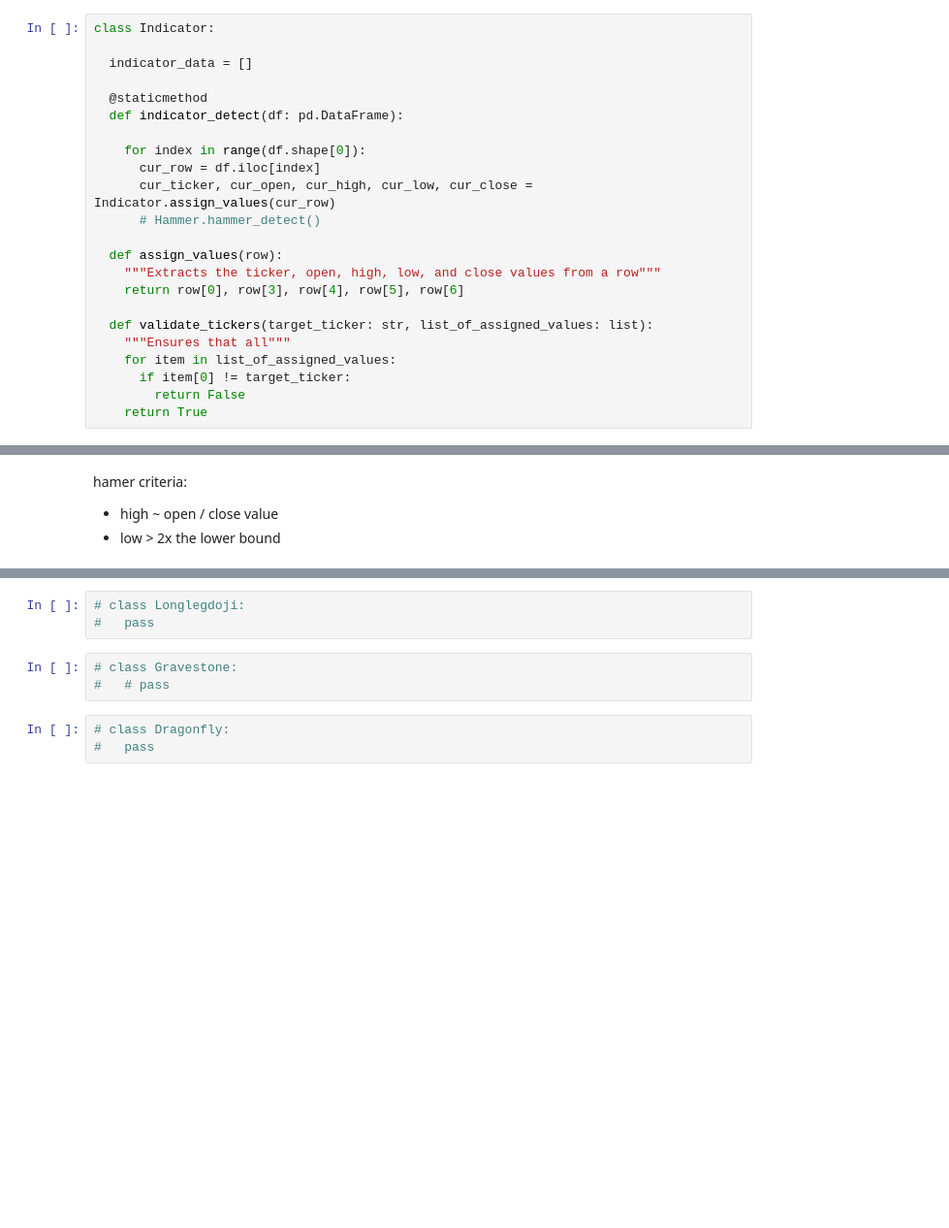
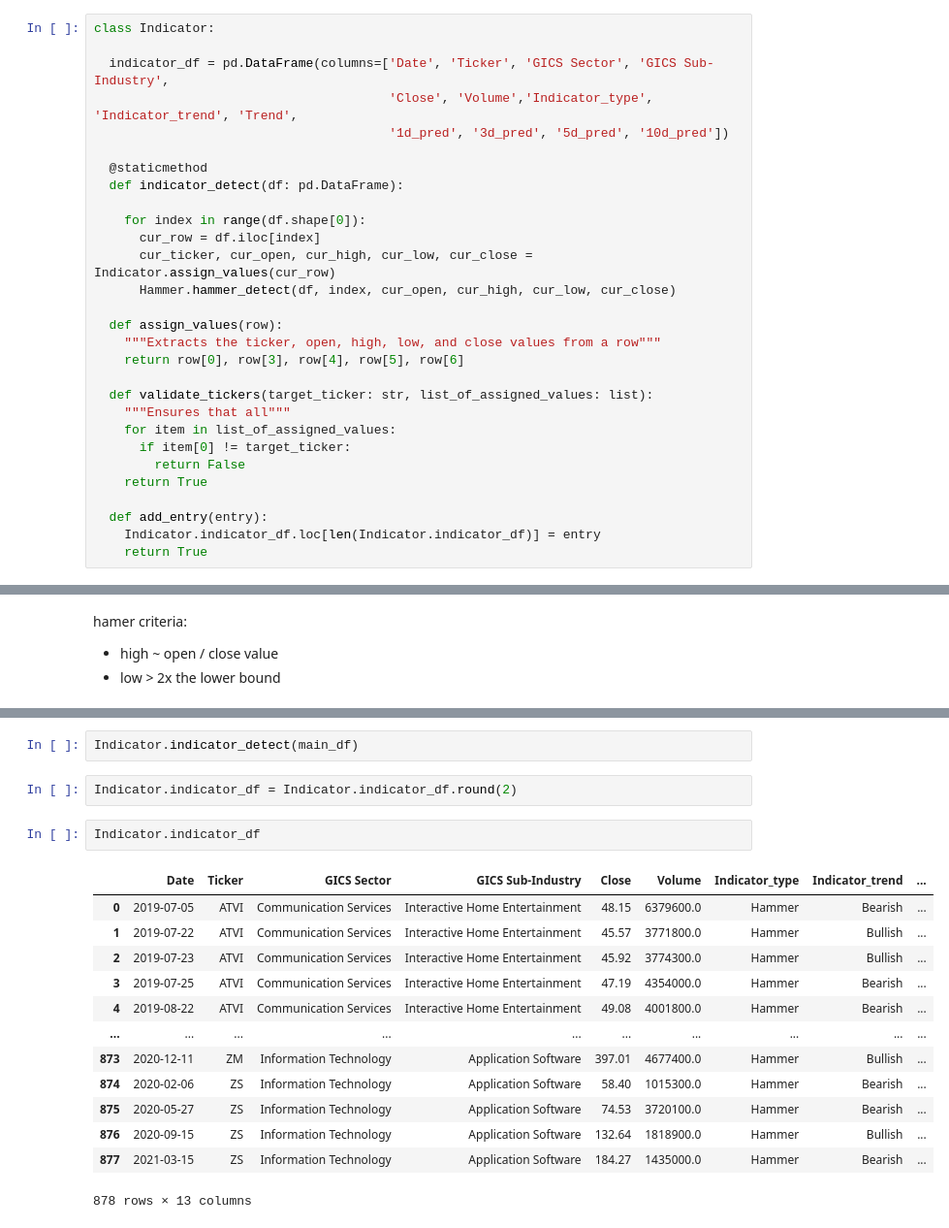
Before and after one commit to jharilal/appraising_hammer_2019_2021, a Jupyter notebook: Candlestick_Analysis.ipynb, the cells around one changed output, grey strips where cells are left out. Shown: that part at 97% size. Cells and saved outputs as stored; diff of their text form; blank space fills up the shorter version.

```diff
--- a/Candlestick_Analysis.ipynb
+++ b/Candlestick_Analysis.ipynb
@@ -173,7 +169,9 @@ iterate rows:
 # %%
 class Indicator:
 
-  indicator_data = []
+  indicator_df = pd.DataFrame(columns=['Date', 'Ticker', 'GICS Sector', 'GICS Sub-Industry',
+                                       'Close', 'Volume','Indicator_type', 'Indicator_trend', 'Trend',
+                                       '1d_pred', '3d_pred', '5d_pred', '10d_pred'])
 
   @staticmethod
   def indicator_detect(df: pd.DataFrame):
@@ -181,7 +179,7 @@ class Indicator:
     for index in range(df.shape[0]):
       cur_row = df.iloc[index]
       cur_ticker, cur_open, cur_high, cur_low, cur_close = Indicator.assign_values(cur_row)
-      # Hammer.hammer_detect()
+      Hammer.hammer_detect(df, index, cur_open, cur_high, cur_low, cur_close)
 
   def assign_values(row):
     """Extracts the ticker, open, high, low, and close values from a row"""
@@ -193,3 +191,7 @@ class Indicator:
       if item[0] != target_ticker:
         return False
     return True
+
+  def add_entry(entry):
+    Indicator.indicator_df.loc[len(Indicator.indicator_df)] = entry
+    return True
@@ -321,9 +309,20 @@ class ShootingStar:
-# %%
-# class Longlegdoji:
-#   pass
-# %%
-# class Gravestone:
-#   # pass
-# %%
-# class Dragonfly:
-#   pass
+# %%
+Indicator.indicator_detect(main_df)
+# %%
+Indicator.indicator_df = Indicator.indicator_df.round(2)
+# %%
+Indicator.indicator_df
+# %% [output]
+|  | Date | Ticker | GICS Sector | GICS Sub-Industry | Close | Volume | Indicator_type | Indicator_trend | ... |
+| 0 | 2019-07-05 | ATVI | Communication Services | Interactive Home Entertainment | 48.15 | 6379600.0 | Hammer | Bearish | ... |
+| 1 | 2019-07-22 | ATVI | Communication Services | Interactive Home Entertainment | 45.57 | 3771800.0 | Hammer | Bullish | ... |
+| 2 | 2019-07-23 | ATVI | Communication Services | Interactive Home Entertainment | 45.92 | 3774300.0 | Hammer | Bullish | ... |
+| 3 | 2019-07-25 | ATVI | Communication Services | Interactive Home Entertainment | 47.19 | 4354000.0 | Hammer | Bearish | ... |
+| 4 | 2019-08-22 | ATVI | Communication Services | Interactive Home Entertainment | 49.08 | 4001800.0 | Hammer | Bearish | ... |
+| ... | ... | ... | ... | ... | ... | ... | ... | ... | ... |
+| 873 | 2020-12-11 | ZM | Information Technology | Application Software | 397.01 | 4677400.0 | Hammer | Bullish | ... |
+| 874 | 2020-02-06 | ZS | Information Technology | Application Software | 58.40 | 1015300.0 | Hammer | Bearish | ... |
+| 875 | 2020-05-27 | ZS | Information Technology | Application Software | 74.53 | 3720100.0 | Hammer | Bearish | ... |
+| 876 | 2020-09-15 | ZS | Information Technology | Application Software | 132.64 | 1818900.0 | Hammer | Bullish | ... |
+| 877 | 2021-03-15 | ZS | Information Technology | Application Software | 184.27 | 1435000.0 | Hammer | Bearish | ... |
+878 rows × 13 columns
```
Also changed, not shown: parts of 17 cells of this notebook.
